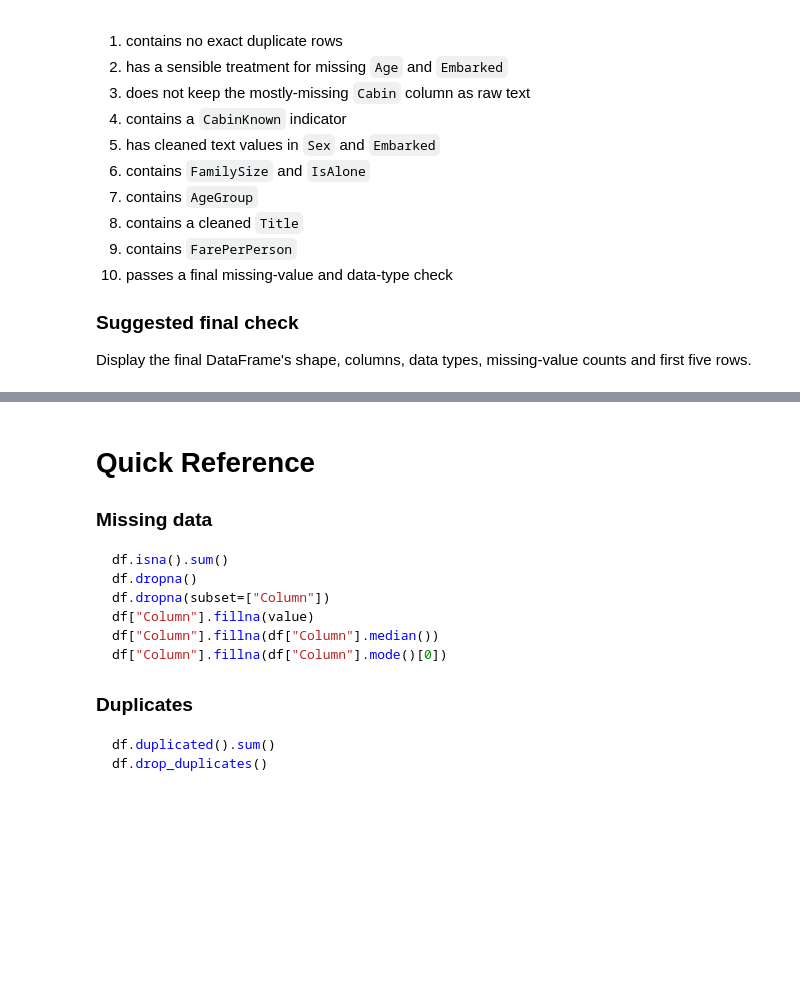
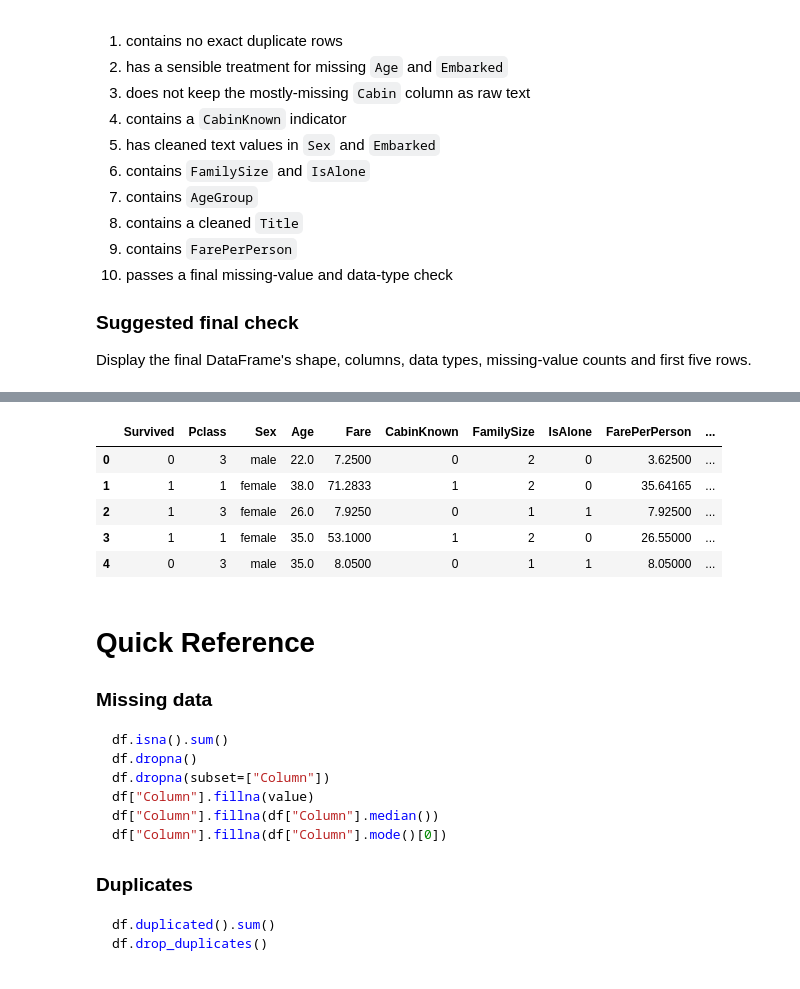
Before and after one commit to Sharma-Himansh/Data-Science-Visualisation-Lab, a Jupyter notebook: BCSE1593_Data_Cleaning_and_Preparation.ipynb, the cells around one changed output, grey strips where cells are left out. Saved outputs shown, nothing was run; the diff lists cells and outputs as text; code cells hidden in the pictures; blank space fills up the shorter version.

Commit message:
Created using Colab. RE-UPLOADED ON 27 OCT/2026. SECOND COPY. COMPLETED

```diff
--- a/BCSE1593_Data_Cleaning_and_Preparation.ipynb
+++ b/BCSE1593_Data_Cleaning_and_Preparation.ipynb
@@ -1312,0 +1310,72 @@ Display the final DataFrame's shape, columns, data types, missing-value counts a
+# %%
+# Load a fresh copy of the raw dataset to build the pipeline
+import pandas as pd
+import numpy as np
+
+# 1. Load the raw data
+url = "https://raw.githubusercontent.com/datasciencedojo/datasets/master/titanic.csv"
+raw_data = pd.read_csv(url)
+
+# 2. Start building our final prepared DataFrame
+# Remove exact duplicate rows first
+final_prepared = raw_data.drop_duplicates().copy()
+
+# 3. Handle missing values
+# Fill missing Age with the median of the dataset
+median_age = final_prepared["Age"].median()
+final_prepared["Age"] = final_prepared["Age"].fillna(median_age)
+
+# Fill missing Embarked with the mode
+embarked_mode = final_prepared["Embarked"].mode()[0]
+final_prepared["Embarked"] = final_prepared["Embarked"].fillna(embarked_mode)
+
+# 4. Standardize text values in Sex and Embarked
+final_prepared["Sex"] = final_prepared["Sex"].str.strip().str.lower()
+final_prepared["Embarked"] = final_prepared["Embarked"].str.strip().str.upper()
+
+# 5. Handle Cabin column: Indicator for CabinKnown, then drop original Cabin
+final_prepared["CabinKnown"] = final_prepared["Cabin"].notna().astype(int)
+final_prepared = final_prepared.drop(columns=["Cabin"])
+
+# 6. Create FamilySize and IsAlone derived features
+final_prepared["FamilySize"] = final_prepared["SibSp"] + final_prepared["Parch"] + 1
+final_prepared["IsAlone"] = (final_prepared["FamilySize"] == 1).astype(int)
+
+# 7. Create FarePerPerson
+final_prepared["FarePerPerson"] = final_prepared["Fare"] / final_prepared["FamilySize"]
+
+# 8. Create AgeGroup bands
+final_prepared["AgeGroup"] = pd.cut(
+    final_prepared["Age"],
+    bins=[0, 12, 19, 59, np.inf],
+    labels=["Child", "Teenager", "Adult", "Senior"],
+    include_lowest=True
+)
+
+# 9. Extract and simplify Title
+final_prepared["Title"] = final_prepared["Name"].str.extract(r",\s*([^.]*)\.", expand=False)
+title_counts = final_prepared["Title"].value_counts()
+rare_titles = title_counts[title_counts < 10].index
+final_prepared["Title"] = final_prepared["Title"].replace(rare_titles, "Rare")
+
+# Map Embarked to readable EmbarkedName
+port_map = {"C": "Cherbourg", "Q": "Queenstown", "S": "Southampton"}
+final_prepared["EmbarkedName"] = final_prepared["Embarked"].map(port_map)
+
+# Keep only a clean subset of curated analysis columns
+final_analysis_cols = [
+    'Survived', 'Pclass', 'Sex', 'Age', 'Fare', 'CabinKnown',
+    'FamilySize', 'IsAlone', 'FarePerPerson', 'AgeGroup', 'Title', 'EmbarkedName'
+]
+final_prepared = final_prepared[final_analysis_cols].copy()
+
+# 10. Final Verification Check
+print("=== FINAL DATA INSPECTION ===")
+print("DataFrame Shape:", final_prepared.shape)
+print("\nMissing-Value Counts:")
+print(final_prepared.isna().sum())
+print("\nData Types:")
+print(final_prepared.dtypes)
+print("\nFirst 5 Rows:")
+display(final_prepared.head())
+# %% [output]
@@ -1313,3 +1399,9 @@ Display the final DataFrame's shape, columns, data types, missing-value counts a
+|  | Survived | Pclass | Sex | Age | Fare | CabinKnown | FamilySize | IsAlone | FarePerPerson | ... |
+| 0 | 0 | 3 | male | 22.0 | 7.2500 | 0 | 2 | 0 | 3.62500 | ... |
+| 1 | 1 | 1 | female | 38.0 | 71.2833 | 1 | 2 | 0 | 35.64165 | ... |
+| 2 | 1 | 3 | female | 26.0 | 7.9250 | 0 | 1 | 1 | 7.92500 | ... |
+| 3 | 1 | 1 | female | 35.0 | 53.1000 | 1 | 2 | 0 | 26.55000 | ... |
+| 4 | 0 | 3 | male | 35.0 | 8.0500 | 0 | 1 | 1 | 8.05000 | ... |
 # %% [markdown]
 # Quick Reference
 
```
Also changed, not shown: parts of 2 cells of this notebook.
